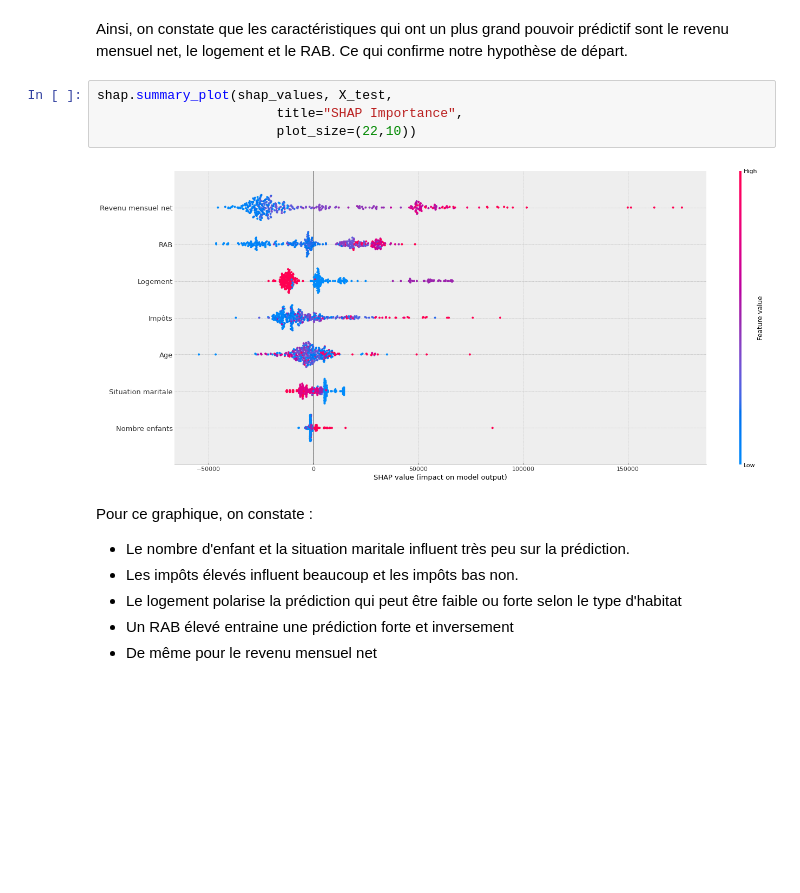
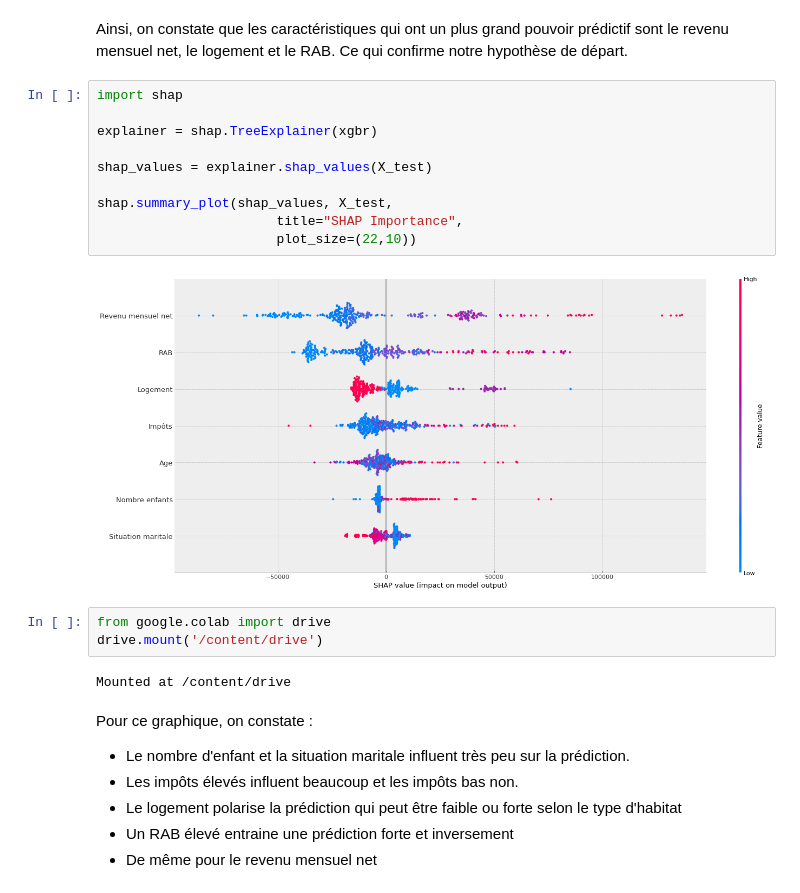
Before and after one commit to Lawisss/Borrowing-Capacity-Analysis, a Jupyter notebook: Borrowing_capacity_Analysis_.ipynb, the cells around one changed output. Drawn from its saved outputs; the diff is of its cells as text; blank space fills up the shorter version.

```diff
--- a/Borrowing_capacity_Analysis_.ipynb
+++ b/Borrowing_capacity_Analysis_.ipynb
@@ -375,11 +375,22 @@ plt.show()
 # %% [markdown]
 Ainsi, on constate que les caractéristiques qui ont un plus grand pouvoir prédictif sont le revenu mensuel net, le logement et le RAB. Ce qui confirme notre hypothèse de départ.
 # %%
+import shap
+
+explainer = shap.TreeExplainer(xgbr)
+
+shap_values = explainer.shap_values(X_test)
+
 shap.summary_plot(shap_values, X_test,
                        title="SHAP Importance",
                        plot_size=(22,10))
 # %% [output]
-[figure, old version]
+[figure, new version]
+# %%
+from google.colab import drive
+drive.mount('/content/drive')
+# %% [output]
+Mounted at /content/drive
 # %% [markdown]
 Pour ce graphique, on constate :
 
```
Also changed, not shown: parts of 10 cells of this notebook.
